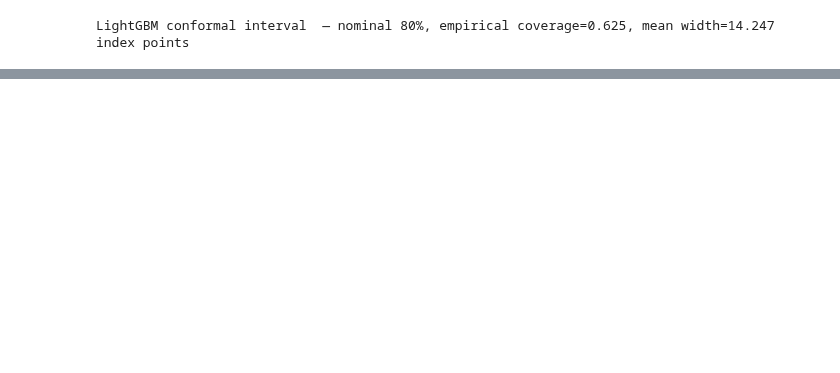
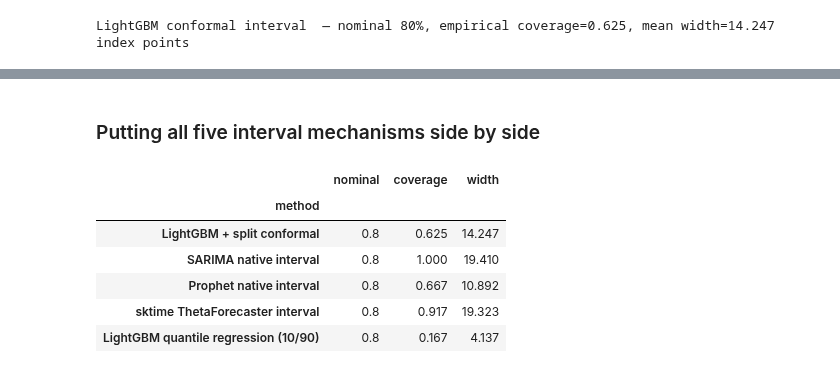
Before and after one commit to yalmutairi72-cpu/Data-science-Project1, a Jupyter notebook: capstone_economic_indicator.ipynb, the cells around one changed output, grey strips where cells are left out. Saved outputs shown, nothing was run; the diff lists cells and outputs as text; code cells hidden in the pictures; blank space fills up the shorter version.

```diff
--- a/capstone_economic_indicator.ipynb
+++ b/capstone_economic_indicator.ipynb
@@ -520,6 +664,6 @@ way, on the final 12-month holdout.
 # %%
 NOMINAL_LEVEL = 0.80
-lgbm_results = backtest_results["LightGBM (recursive)"]
+lgbm_results = backtest_results["expanding"]["LightGBM (recursive)"]
 
 all_true_c, lowers, uppers = [], [], []
 for i, r in enumerate(lgbm_results):
@@ -625,0 +739,21 @@ when a GBM earns its extra complexity.
+# %%
+from sktime.forecasting.theta import ThetaForecaster
+from sktime.forecasting.base import ForecastingHorizon
+
+sktime_y_train = train_full.copy()
+sktime_y_train.index = sktime_y_train.index.to_period("M")
+fh = ForecastingHorizon(np.arange(1, 13), is_relative=True)
+
+theta_forecaster = ThetaForecaster(sp=12)
+theta_forecaster.fit(sktime_y_train)
+theta_point = theta_forecaster.predict(fh)
+theta_interval = theta_forecaster.predict_interval(fh, coverage=NOMINAL_LEVEL)
+
+theta_lower = theta_interval.iloc[:, 0].values
+theta_upper = theta_interval.iloc[:, 1].values
+
+theta_coverage = coverage(test_full.values, theta_lower, theta_upper)
+theta_width = interval_width(theta_lower, theta_upper)
+print(f"held-out MASE: {mase(test_full.values, theta_point.values, train_full.values, seasonal_period=12):.3f}")
+print(f"sktime ThetaForecaster interval — nominal {NOMINAL_LEVEL:.0%}, "
+      f"empirical coverage={theta_coverage:.3f}, mean width={theta_width:.3f} index points")
@@ -625,0 +816,19 @@ when a GBM earns its extra complexity.
+# %% [markdown]
+### Putting all five interval mechanisms side by side
+# %%
+interval_summary = pd.DataFrame([
+    {"method": "LightGBM + split conformal", "nominal": NOMINAL_LEVEL, "coverage": lgbm_coverage, "width": lgbm_width},
+    {"method": "SARIMA native interval", "nominal": NOMINAL_LEVEL, "coverage": sarima_coverage, "width": sarima_width},
+    {"method": "Prophet native interval", "nominal": NOMINAL_LEVEL, "coverage": prophet_coverage, "width": prophet_width},
+    {"method": "sktime ThetaForecaster interval", "nominal": NOMINAL_LEVEL, "coverage": theta_coverage, "width": theta_width},
+    {"method": "LightGBM quantile regression (10/90)", "nominal": NOMINAL_LEVEL, "coverage": quantile_coverage, "width": quantile_width},
+]).set_index("method").round(3)
+interval_summary
+# %% [output]
+|  | nominal | coverage | width |
+| method |  |  |  |
+| LightGBM + split conformal | 0.8 | 0.625 | 14.247 |
+| SARIMA native interval | 0.8 | 1.000 | 19.410 |
+| Prophet native interval | 0.8 | 0.667 | 10.892 |
+| sktime ThetaForecaster interval | 0.8 | 0.917 | 19.323 |
+| LightGBM quantile regression (10/90) | 0.8 | 0.167 | 4.137 |
```
Also changed, not shown: parts of 32 cells of this notebook.
